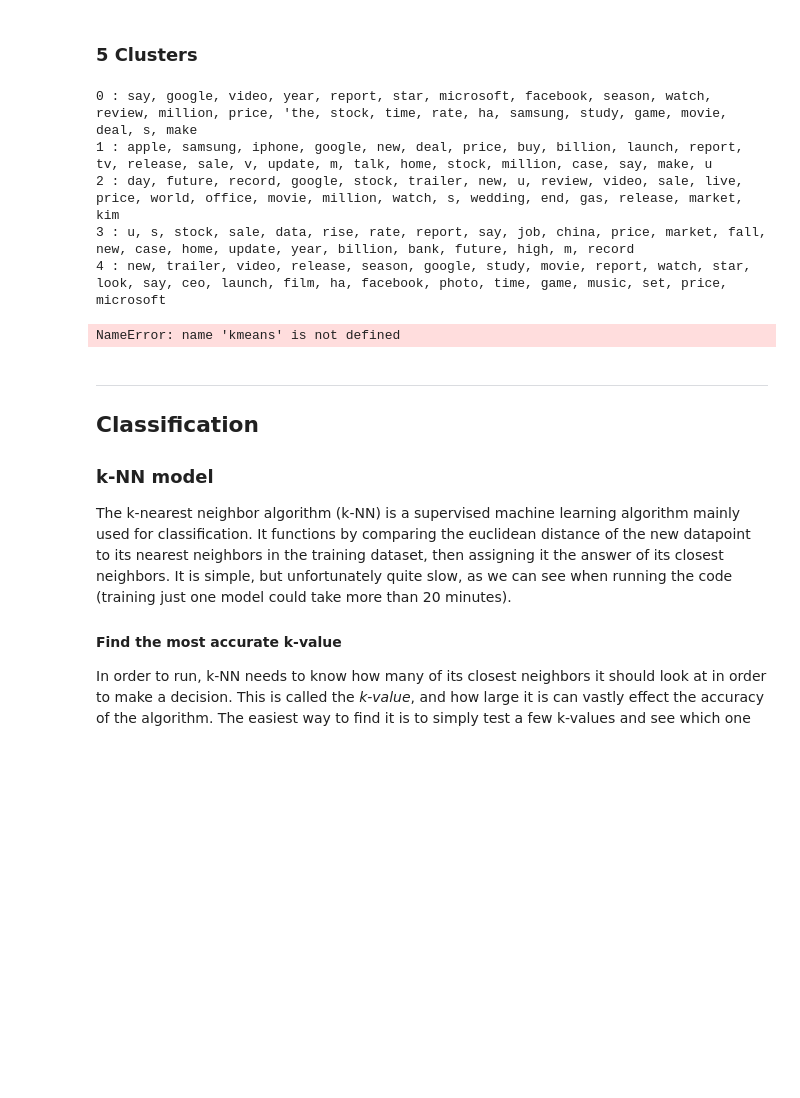
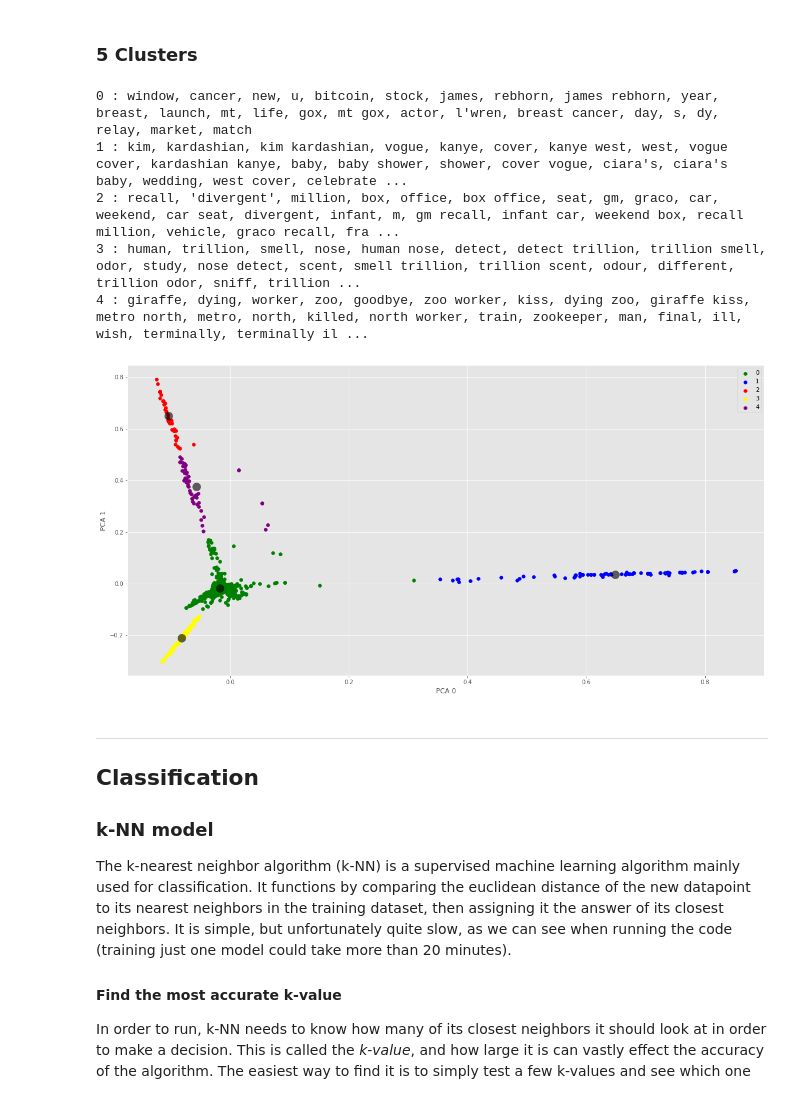
Before and after one commit to MartinRybergLaude/dm1590-project, a Jupyter notebook: newspapers.ipynb, the cells around one changed output. Saved outputs shown, nothing was run; the diff lists cells and outputs as text; code cells hidden in the pictures; blank space fills up the shorter version.

Commit message:
Add proper functional clustering visualization

```diff
--- a/newspapers.ipynb
+++ b/newspapers.ipynb
@@ -281,50 +278,55 @@ plt.show()
 ### 5 Clusters
 # %%
 kmeans = KMeans(n_clusters=5, n_init=20)
-data = kmeans.fit(vec_matrix)
+fitted = kmeans.fit(vec_matrix)
 
 # We look at 5 the clusters generated by k-means.
+
 common_words = kmeans.cluster_centers_.argsort()[:, -1:-26:-1]
 for num, centroid in enumerate(common_words):
-    print(str(num) + ' : ' +
-          ', '.join(feature_names[word] for word in centroid))
+        print(str(num) + ' : ' +
+          ', '.join(feature_names[word_coord] for word_coord in centroid))
 # %% [output]
-0 : say, google, video, year, report, star, microsoft, facebook, season, watch, review, million, price, 'the, stock, time, rate, ha, samsung, study, game, movie, deal, s, make
-1 : apple, samsung, iphone, google, new, deal, price, buy, billion, launch, report, tv, release, sale, v, update, m, talk, home, stock, million, case, say, make, u
-2 : day, future, record, google, stock, trailer, new, u, review, video, sale, live, price, world, office, movie, million, watch, s, wedding, end, gas, release, market, kim
-3 : u, s, stock, sale, data, rise, rate, report, say, job, china, price, market, fall, new, case, home, update, year, billion, bank, future, high, m, record
-4 : new, trailer, video, release, season, google, study, movie, report, watch, star, look, say, ceo, launch, film, ha, facebook, photo, time, game, music, set, price, microsoft
+0 : window, cancer, new, u, bitcoin, stock, james, rebhorn, james rebhorn, year, breast, launch, mt, life, gox, mt gox, actor, l'wren, breast cancer, day, s, dy, relay, market, match
+1 : kim, kardashian, kim kardashian, vogue, kanye, cover, kanye west, west, vogue cover, kardashian kanye, baby, baby shower, shower, cover vogue, ciara's, ciara's baby, wedding, west cover, celebrate ...
+2 : recall, 'divergent', million, box, office, box office, seat, gm, graco, car, weekend, car seat, divergent, infant, m, gm recall, infant car, weekend box, recall million, vehicle, graco recall, fra ...
+3 : human, trillion, smell, nose, human nose, detect, detect trillion, trillion smell, odor, study, nose detect, scent, smell trillion, trillion scent, odour, different, trillion odor, sniff, trillion ...
+4 : giraffe, dying, worker, zoo, goodbye, zoo worker, kiss, dying zoo, giraffe kiss, metro north, metro, north, killed, north worker, train, zookeeper, man, final, ill, wish, terminally, terminally il ...
 # %%
 
-centroids = kmeans.cluster_centers_
 
-clusters = kmeans.predict(vec_matrix)
+
 pca = PCA(n_components=2)
-two_dim = pca.fit_transform(vec_matrix.todense())
+Y_sklearn = pca.fit_transform(vec_matrix.todense())
 
-scatter_x = two_dim[:, 0]  # first principle component
-scatter_y = two_dim[:, 1]  # second principle component
+scatter_x = Y_sklearn[:, 0]  # First principle component
+scatter_y = Y_sklearn[:, 1]  # Second principle component
+
+fitted = kmeans.fit(Y_sklearn)
+prediction = kmeans.predict(Y_sklearn)
 
 plt.style.use('ggplot')
 
 fig, ax = plt.subplots()
 fig.set_size_inches(20, 10)
 
-# color map for NUMBER_OF_CLUSTERS we have
-cmap = {0: 'green', 1: 'blue', 2: 'red'}
+# Color map for NUMBER_OF_CLUSTERS we have
+cmap = {0: 'green', 1: 'blue', 2: 'red', 3: 'yellow', 4: 'purple'}
 
-# group by clusters and scatter plot every cluster
-# with a colour and a label
-for group in np.unique(clusters):
-    ix = np.where(clusters == group)
+# Group by clusters and scatter plot every cluster
+# With a colour and a label
+for group in np.unique(prediction):
+    ix = np.where(prediction == group)
     ax.scatter(scatter_x[ix], scatter_y[ix], c=cmap[group], label=group)
 
+centers = fitted.cluster_centers_
+plt.scatter(centers[:, 0], centers[:, 1], c='black', s=200, alpha=0.6)
 ax.legend()
 plt.xlabel("PCA 0")
 plt.ylabel("PCA 1")
 plt.show()
 # %% [output]
-NameError: name 'kmeans' is not defined
+[figure, added]
 # %% [markdown]
 ---
 ## Classification
```
Also changed, not shown: parts of 2 cells of this notebook, 1 other file.
